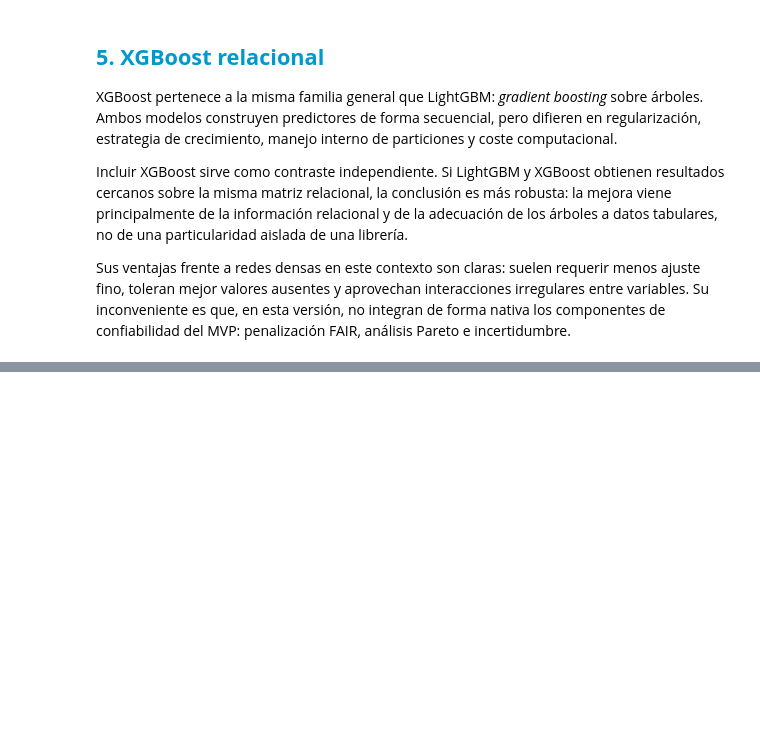
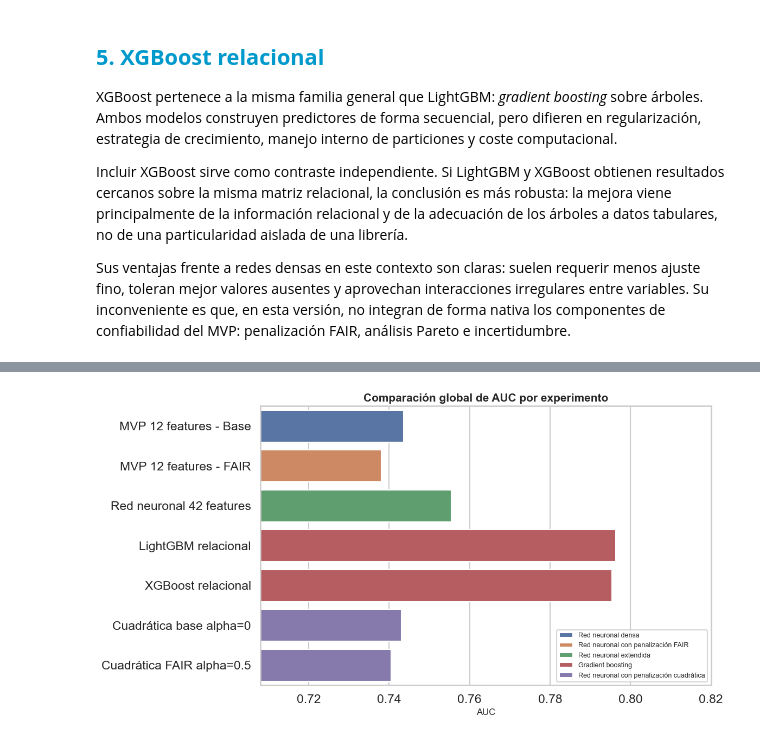
Before and after one commit to marcocorpacriado-pixel/taller-redes-confiables, a Jupyter notebook: notebooks/02_extras_grade10.ipynb, the cells around one changed output, grey strips where cells are left out. Drawn from its saved outputs; the diff is of its cells as text; code cells hidden in the pictures; blank space fills up the shorter version.

Commit message:
Add squared fairness extras analysis

```diff
--- a/notebooks/02_extras_grade10.ipynb
+++ b/notebooks/02_extras_grade10.ipynb
@@ -109,6 +116,10 @@ from src.trustworthy_credit.gbm_experiments import (
     XGBoostOOFRunner,
     write_extras_manifest,
 )
+from src.trustworthy_credit.fairness_losses import (
+    SquaredFairnessComparisonRunner,
+    SquaredFairnessTrainingConfig,
+)
 
 rel_config = RelationalFeatureConfig(
     raw_data_dir=DATA_RAW,
@@ -125,6 +136,17 @@ gbm_config = GBMExperimentConfig(
 
 paths = GBMArtifactPaths(project_root=PROJECT_ROOT, run_id=RUN_ID)
 reporter = FeatureImportanceReporter()
+squared_fair_config = SquaredFairnessTrainingConfig(
+    alpha_values=SQUARED_FAIR_ALPHA_VALUES,
+    seed=SEED,
+    epochs=SQUARED_FAIR_EPOCHS,
+    batch_size=SQUARED_FAIR_BATCH_SIZE,
+    save_models=SQUARED_FAIR_SAVE_MODELS,
+)
+squared_fair_runner = SquaredFairnessComparisonRunner(
+    config=squared_fair_config,
+    artifacts=paths,
+)
 
 assert paths.tables_dir != PROJECT_ROOT / "results" / "tables"
 assert str(paths.run_dir).endswith(str(Path("results") / "extras" / paths.run_id))
@@ -936,43 +1166,41 @@ else:
         comentario="Pendiente de ejecución; no se sustituye por una referencia fija.",
     )
 
-squared_dp_path = project_tables / "squared_dp_sweep_results.csv"
-if squared_dp_path.exists():
-    squared_dp = pd.read_csv(squared_dp_path)
-    best_squared = squared_dp.sort_values(
-        ["test_abs_rho", "test_dpd", "test_auc"],
-        ascending=[True, True, False],
-    ).iloc[0]
-    add_experiment_row(
-        comparison_rows,
-        experimento="FAIR cuadrático",
-        familia_modelo="Red neuronal con coste FAIR cuadrático",
-        features_usadas="features del experimento FAIR cuadrático",
-        fuentes_datos="application_train",
-        objetivo="Sensibilidad de la función de coste de fairness",
-        auc=best_squared["test_auc"],
-        metrica_auc="test AUC",
-        abs_rho=best_squared["test_abs_rho"],
-        dpd=best_squared["test_dpd"],
-        eod=best_squared["test_eod"],
-        incertidumbre="No evaluada en esta tabla",
-        estado="artefacto del proyecto",
-        origen_resultado=paths.to_project_relative(squared_dp_path),
-        comentario=(
-            f"Mejor contraste por fairness: alpha={best_squared['alpha']}. "
-            "No compite como techo predictivo; analiza la forma de penalizar la dependencia."
-        ),
-    )
+squared_comparison_path = paths.tables_dir / "fairness_loss_comparison.csv"
+if squared_comparison_path.exists():
+    fairness_loss_comparison = pd.read_csv(squared_comparison_path)
+    squared_rows = fairness_loss_comparison[
+        fairness_loss_comparison["experimento"].str.contains("Cuadratica", case=False, na=False)
+    ].copy()
+    for _, squared_row in squared_rows.iterrows():
+        experiment_name = str(squared_row["experimento"]).replace("Cuadratica", "Cuadrática")
+        add_experiment_row(
+            comparison_rows,
+            experimento=experiment_name,
+            familia_modelo="Red neuronal con penalización cuadrática",
+            features_usadas="12 variables del MVP",
+            fuentes_datos="application_train reducido",
+            objetivo=str(squared_row.get("objetivo", "sensibilidad de fairness cuadrática")),
+            auc=squared_row["auc"],
+            metrica_auc="test AUC",
+            abs_rho=squared_row["abs_rho"],
+            dpd=squared_row["dpd"],
+            eod=squared_row["eod"],
+            incertidumbre="No; análisis de sensibilidad",
+            estado=str(squared_row.get("status", "ejecutado")),
+            origen_resultado=paths.to_project_relative(squared_comparison_path),
+            comentario=str(squared_row.get("lectura", "Resultado del sweep cuadrático.")),
+        )
 else:
     add_experiment_row(
         comparison_rows,
-        experimento="FAIR cuadrático",
-        familia_modelo="Red neuronal con coste FAIR cuadrático",
-        features_usadas="pendiente",
-        fuentes_datos="application_train",
+        experimento="Cuadrática base / FAIR",
+        familia_modelo="Red neuronal con penalización cuadrática",
+        features_usadas="12 variables del MVP",
+        fuentes_datos="application_train reducido",
         objetivo="Sensibilidad de la función de coste de fairness",
         estado="pendiente",
-        comentario="Pendiente de implementar o ejecutar en este flujo de extras.",
+        comentario="Pendiente de ejecutar el bloque de penalización cuadrática.",
     )
 
 comparison = pd.DataFrame(comparison_rows)
@@ -1022,3 +1250,4 @@ plt.show()
 
 print("Tabla guardada en:", paths.to_project_relative(comparison_csv))
 print("Figura guardada en:", paths.to_project_relative(comparison_path))
+# %% [output]
@@ -1024,0 +1262 @@ print("Figura guardada en:", paths.to_project_relative(comparison_path))
+[figure, added]
```
Also changed, not shown: parts of 11 cells of this notebook, 4 other files.
